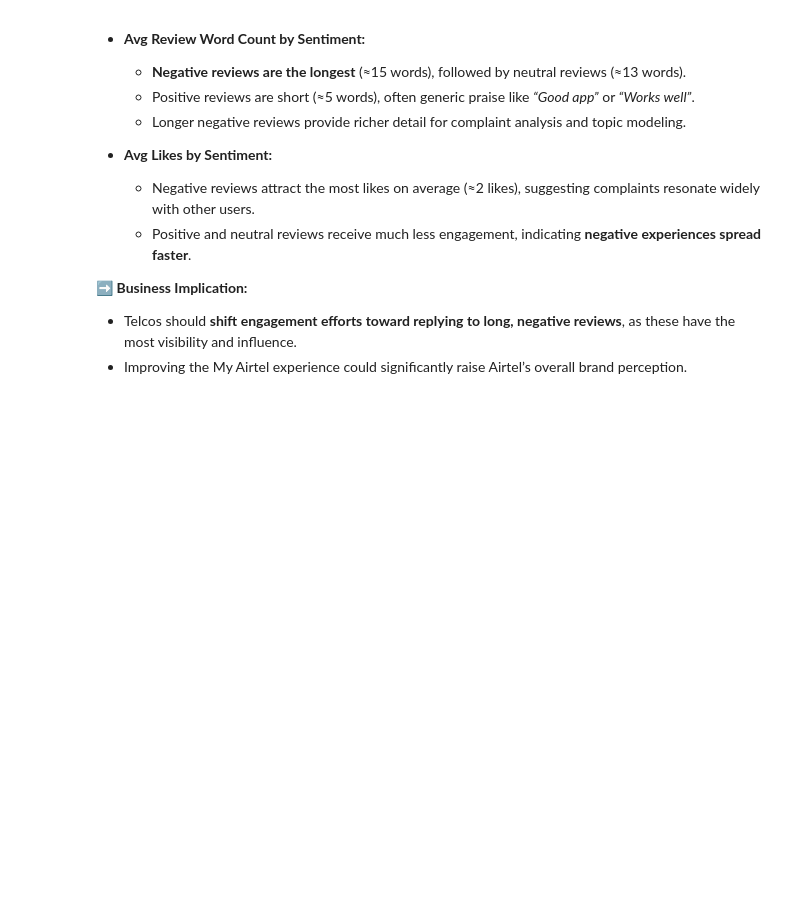
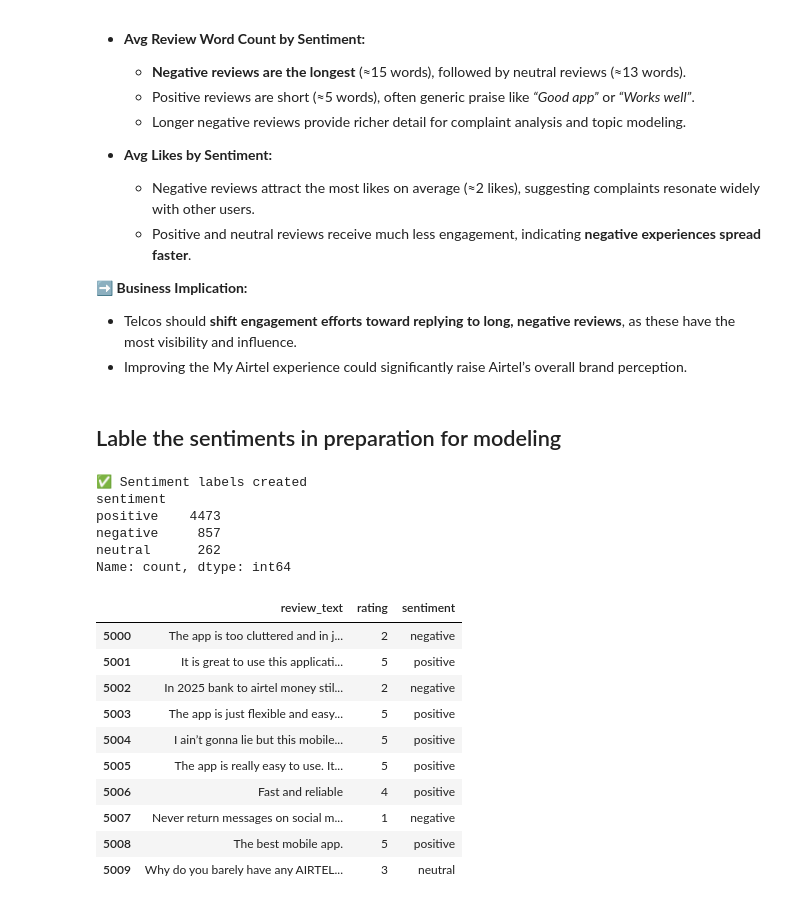
Before and after one commit to jedidahkathure/Customer-Sentiments-Analysis, a Jupyter notebook: safaricom_airtel_analysis.ipynb, the cells around one changed output. Drawn from its saved outputs; the diff is of its cells as text; code cells hidden in the pictures; blank space fills up the shorter version.

```diff
--- a/safaricom_airtel_analysis.ipynb
+++ b/safaricom_airtel_analysis.ipynb
@@ -1231,3 +1272,51 @@ plt.show()
 ➡️ **Business Implication:**
 - Telcos should **shift engagement efforts toward replying to long, negative reviews**, as these have the most visibility and influence.
 - Improving the My Airtel experience could significantly raise Airtel’s overall brand perception.
+# %% [markdown]
+## Lable the sentiments in preparation for modeling
+# %%
+# ============================================================
+# STEP 7 — SENTIMENT LABELING
+# ============================================================
+# Rule-based mapping:
+# 1–2 stars → negative
+# 3 stars   → neutral
+# 4–5 stars → positive
+# ============================================================
+
+def map_sentiment(rating):
+    if pd.isna(rating):
+        return np.nan
+    if rating <= 2:
+        return "negative"
+    elif rating == 3:
+        return "neutral"
+    else:
+        return "positive"
+
+clean["sentiment"] = clean["rating"].apply(map_sentiment)
+
+# --- Check distribution ---
+print("✅ Sentiment labels created")
+print(clean["sentiment"].value_counts())
+
+# Preview
+display(clean[["review_text", "rating", "sentiment"]].head(10))
+# %% [output]
+✅ Sentiment labels created
+sentiment
+positive    4473
+negative     857
+neutral      262
+Name: count, dtype: int64
+|  | review_text | rating | sentiment |
+| 5000 | The app is too cluttered and in j... | 2 | negative |
+| 5001 | It is great to use this applicati... | 5 | positive |
+| 5002 | In 2025 bank to airtel money stil... | 2 | negative |
+| 5003 | The app is just flexible and easy... | 5 | positive |
+| 5004 | I ain’t gonna lie but this mobile... | 5 | positive |
+| 5005 | The app is really easy to use. It... | 5 | positive |
+| 5006 | Fast and reliable | 4 | positive |
+| 5007 | Never return messages on social m... | 1 | negative |
+| 5008 | The best mobile app. | 5 | positive |
+| 5009 | Why do you barely have any AIRTEL... | 3 | neutral |
```
Also changed, not shown: parts of 7 cells of this notebook, 9 other files.
